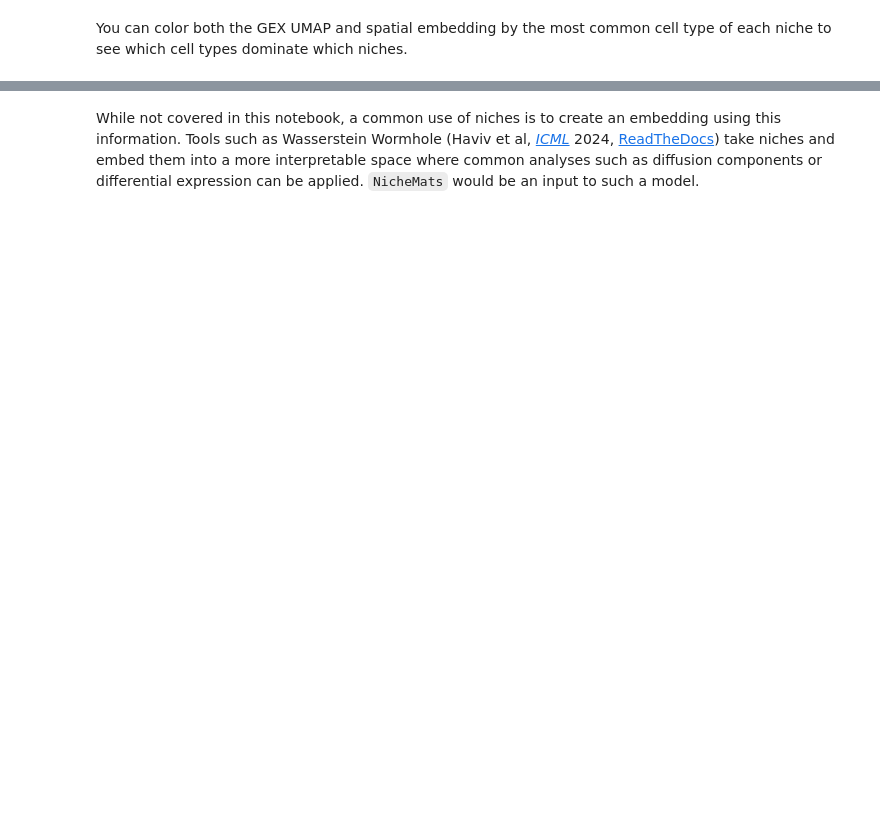
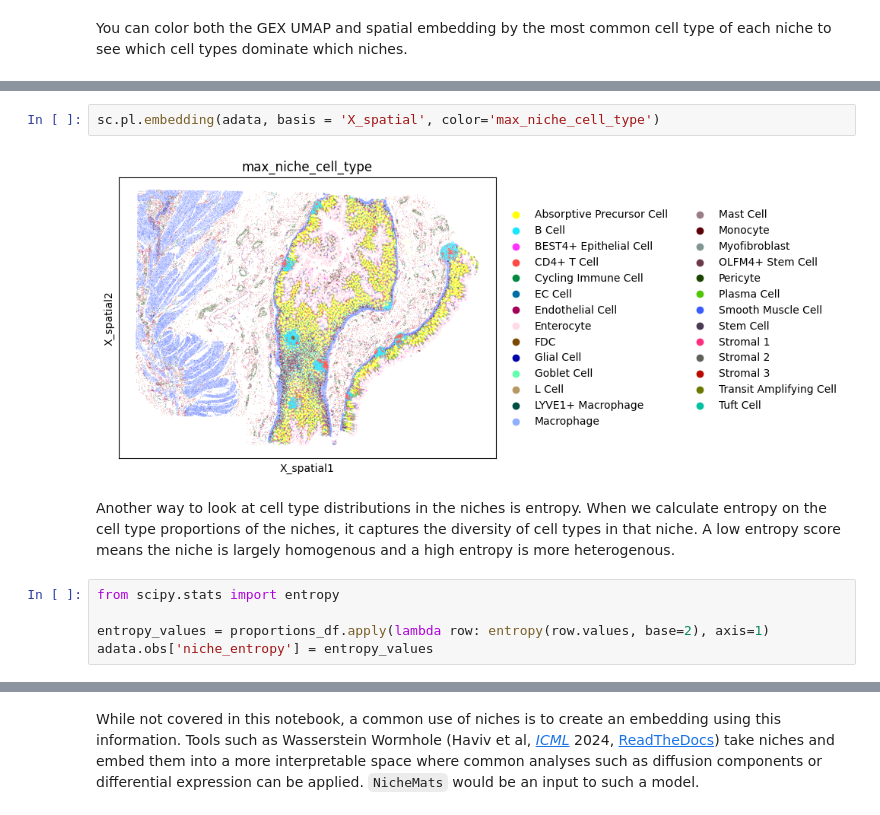
Before and after one commit to joadams1/spatial_celltypist, a Jupyter notebook: notebooks/Basic Analysis of Xenium Data.ipynb, the cells around one changed output, grey strips where cells are left out. Saved outputs shown, nothing was run; the diff lists cells and outputs as text; blank space fills up the shorter version.

```diff
--- a/notebooks/Basic Analysis of Xenium Data.ipynb
+++ b/notebooks/Basic Analysis of Xenium Data.ipynb
@@ -177,0 +250,11 @@ There are many ways to visualize information about the niches. Since we have cel
+# %%
+sc.pl.embedding(adata, basis = 'X_spatial', color='max_niche_cell_type')
+# %% [output]
+[figure, added]
+# %% [markdown]
+Another way to look at cell type distributions in the niches is entropy. When we calculate entropy on the cell type proportions of the niches, it captures the diversity of cell types in that niche. A low entropy score means the niche is largely homogenous and a high entropy is more heterogenous.
+# %%
+from scipy.stats import entropy
+
+entropy_values = proportions_df.apply(lambda row: entropy(row.values, base=2), axis=1)
+adata.obs['niche_entropy'] = entropy_values
```
Also changed, not shown: parts of 17 cells of this notebook.
